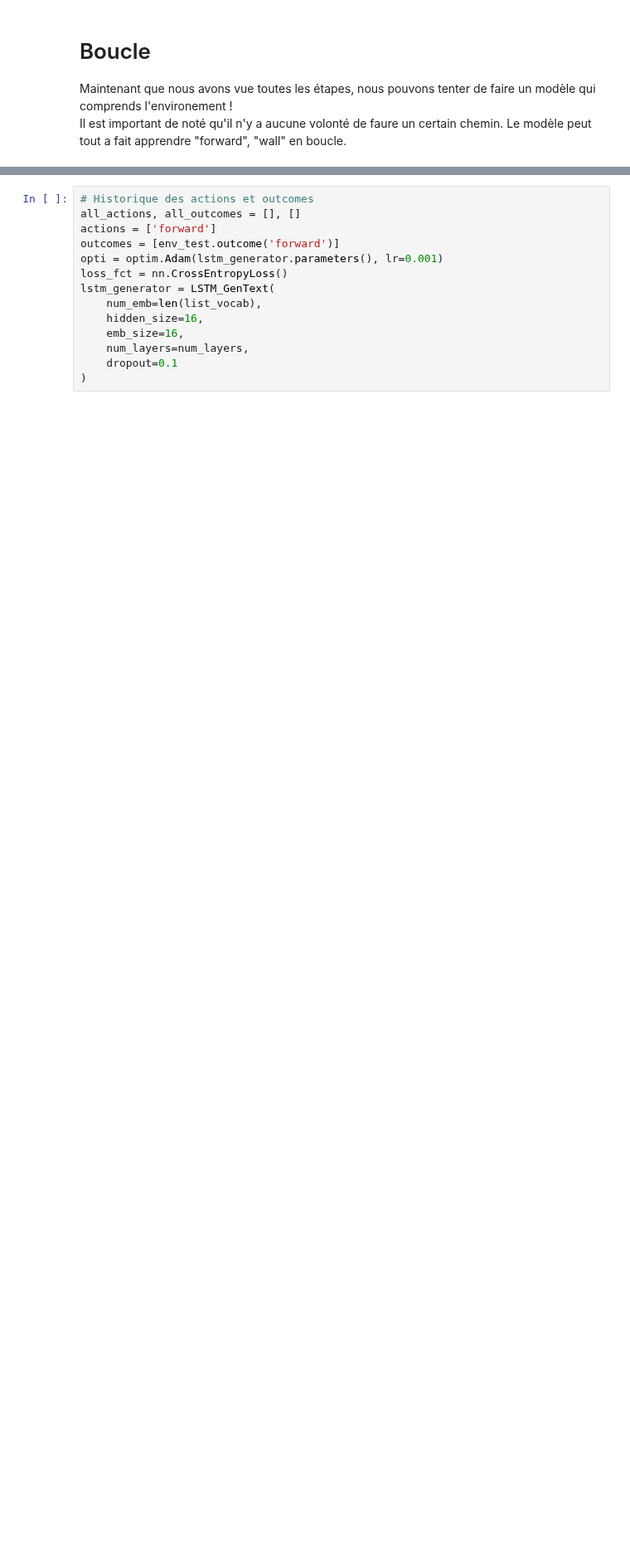
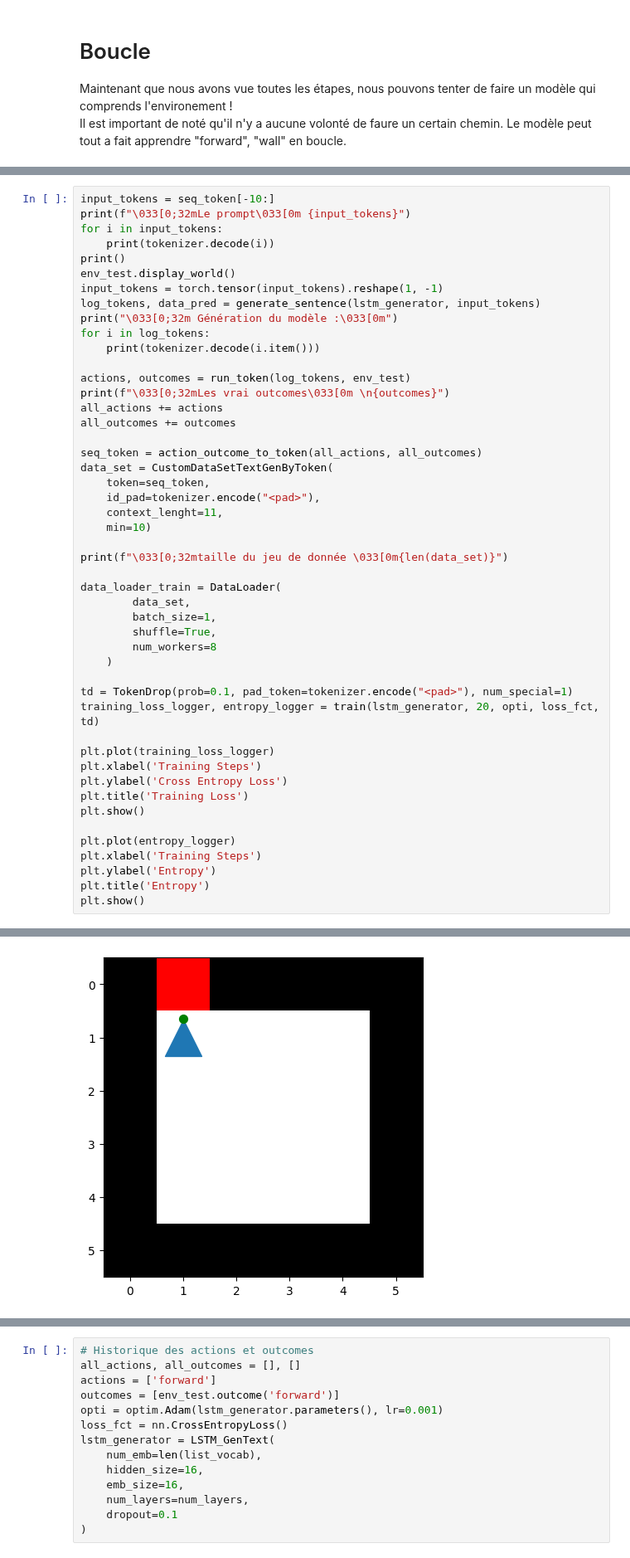
Before and after one commit to PEmarrel/Dpt_transformers, a Jupyter notebook: LSTMGen.ipynb, the cells around one changed output, grey strips where cells are left out. Shown at 83% size. Saved outputs shown, nothing was run; the diff lists cells and outputs as text; blank space fills up the shorter version.

```diff
--- a/LSTMGen.ipynb
+++ b/LSTMGen.ipynb
@@ -434,0 +541,49 @@ Il est important de noté qu'il n'y a aucune volonté de faure un certain chemin
+# %%
+input_tokens = seq_token[-10:]
+print(f"\033[0;32mLe prompt\033[0m {input_tokens}")
+for i in input_tokens:
+    print(tokenizer.decode(i))
+print()
+env_test.display_world()
+input_tokens = torch.tensor(input_tokens).reshape(1, -1)
+log_tokens, data_pred = generate_sentence(lstm_generator, input_tokens)
+print("\033[0;32m Génération du modèle :\033[0m")
+for i in log_tokens:
+    print(tokenizer.decode(i.item()))
+
+actions, outcomes = run_token(log_tokens, env_test)
+print(f"\033[0;32mLes vrai outcomes\033[0m \n{outcomes}")
+all_actions += actions
+all_outcomes += outcomes
+
+seq_token = action_outcome_to_token(all_actions, all_outcomes)
+data_set = CustomDataSetTextGenByToken(
+    token=seq_token,
+    id_pad=tokenizer.encode("<pad>"),
+    context_lenght=11,
+    min=10)
+
+print(f"\033[0;32mtaille du jeu de donnée \033[0m{len(data_set)}")
+
+data_loader_train = DataLoader(
+        data_set,
+        batch_size=1,
+        shuffle=True,
+        num_workers=8
+    )
+
+td = TokenDrop(prob=0.1, pad_token=tokenizer.encode("<pad>"), num_special=1)
+training_loss_logger, entropy_logger = train(lstm_generator, 20, opti, loss_fct, td)
+
+plt.plot(training_loss_logger)
+plt.xlabel('Training Steps')
+plt.ylabel('Cross Entropy Loss')
+plt.title('Training Loss')
+plt.show()
+
+plt.plot(entropy_logger)
+plt.xlabel('Training Steps')
+plt.ylabel('Entropy')
+plt.title('Entropy')
+plt.show()
+# %% [output]
@@ -434,0 +596 @@ Il est important de noté qu'il n'y a aucune volonté de faure un certain chemin
+[figure, added]
```
Also changed, not shown: parts of 41 cells of this notebook, 7 other files.
